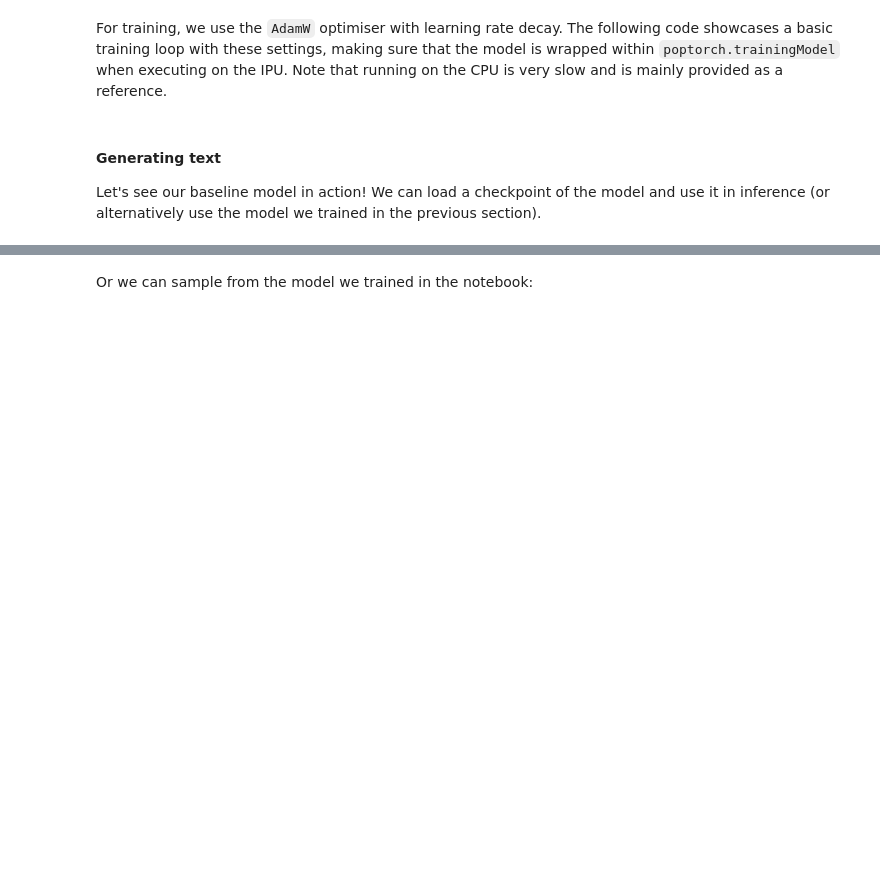
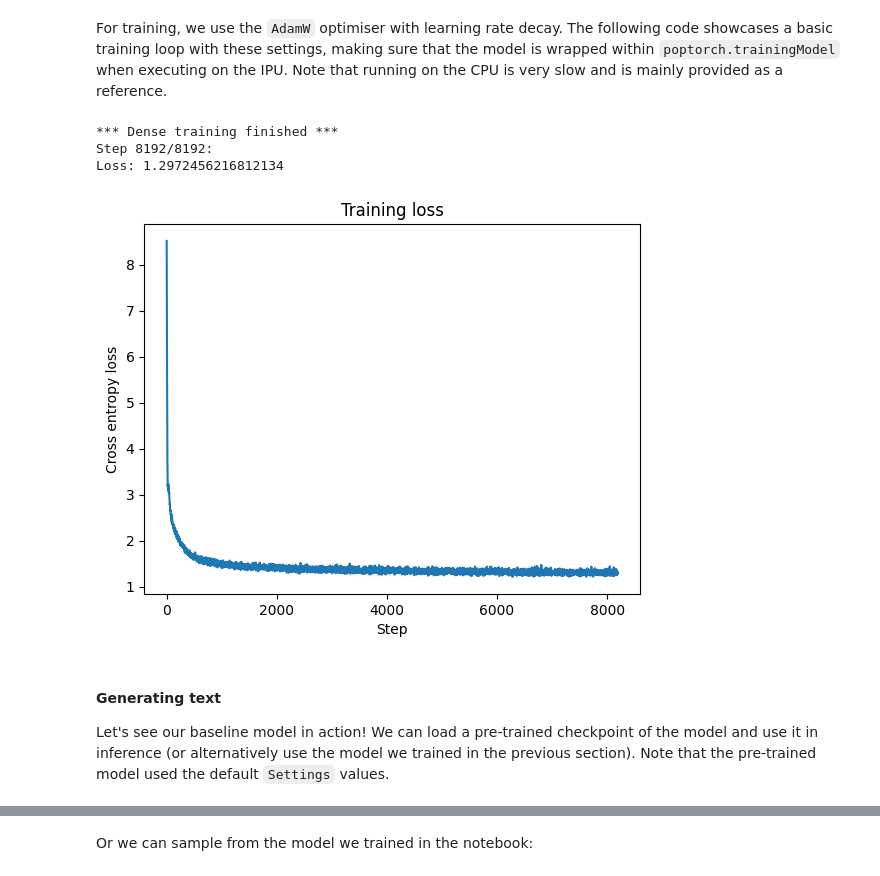
Before and after one commit to graphcore-research/notebooks, a Jupyter notebook: moe_charlm/MoeCharLM.ipynb, the cells around one changed output, grey strips where cells are left out. Saved outputs shown, nothing was run; the diff lists cells and outputs as text; code cells hidden in the pictures; blank space fills up the shorter version.

```diff
--- a/moe_charlm/MoeCharLM.ipynb
+++ b/moe_charlm/MoeCharLM.ipynb
@@ -262 +381,4 @@ For training, we use the `AdamW` optimiser with learning rate decay. The followi
+# %%
+# Set to false to skip the training loop
+run_training = True
 # %%
@@ -344,17 +390,47 @@ For training, we use the `AdamW` optimiser with learning rate decay. The followi
+# %%
+if run_training:
+    # Create the model
+
+    # Set random seed
+    seed = None
+    if seed is None:
+        seed = np.random.SeedSequence().generate_state(1)[0]
+    np.random.seed(seed)
+    torch.manual_seed(seed)
+
+    # Set the training settings
+    settings = Settings()
+    settings.training.num_steps = 2**13 # decrease num steps to speed-up training
+
+    model = CharModel(
+        vocab_size=len(ds.vocab),
+        hidden_size=128,
+        expand_factor=4,
+        kernel_size=7,
+        num_groups=8,
+        num_layers=8,
+        dtype=torch.float32,
+    )
+
+    dense_model, dense_loss = train(model, train_ds, settings)
+# %% [output]
+*** Dense training finished ***
+Step 8192/8192:
+Loss: 1.2972456216812134
 # %%
-# # Plot training loss
-
-# import matplotlib.pyplot as plt
-
-# plt.plot(training_loss.values())
-# plt.xlabel("Step")
-# plt.ylabel("Cross entropy loss")
-# plt.title("Training loss")
-# plt.show()
+if run_training:
+    # Plot training loss
+    plt.plot(dense_loss.values())
+    plt.xlabel("Step")
+    plt.ylabel("Cross entropy loss")
+    plt.title("Training loss")
+    plt.show()
+# %% [output]
+[figure, added]
 # %% [markdown]
 #### Generating text
 
-Let's see our baseline model in action! We can load a checkpoint of the model and use it in inference (or alternatively use the model we trained in the previous section).
+Let's see our baseline model in action! We can load a pre-trained checkpoint of the model and use it in inference (or alternatively use the model we trained in the previous section). Note that the pre-trained model used the default `Settings` values.
 # %%
 def sample_text(
     model: CharModel, text: str, num_characters: int, temperature: float = 1.0
```
Also changed, not shown: parts of 42 cells of this notebook, 2 other files.
